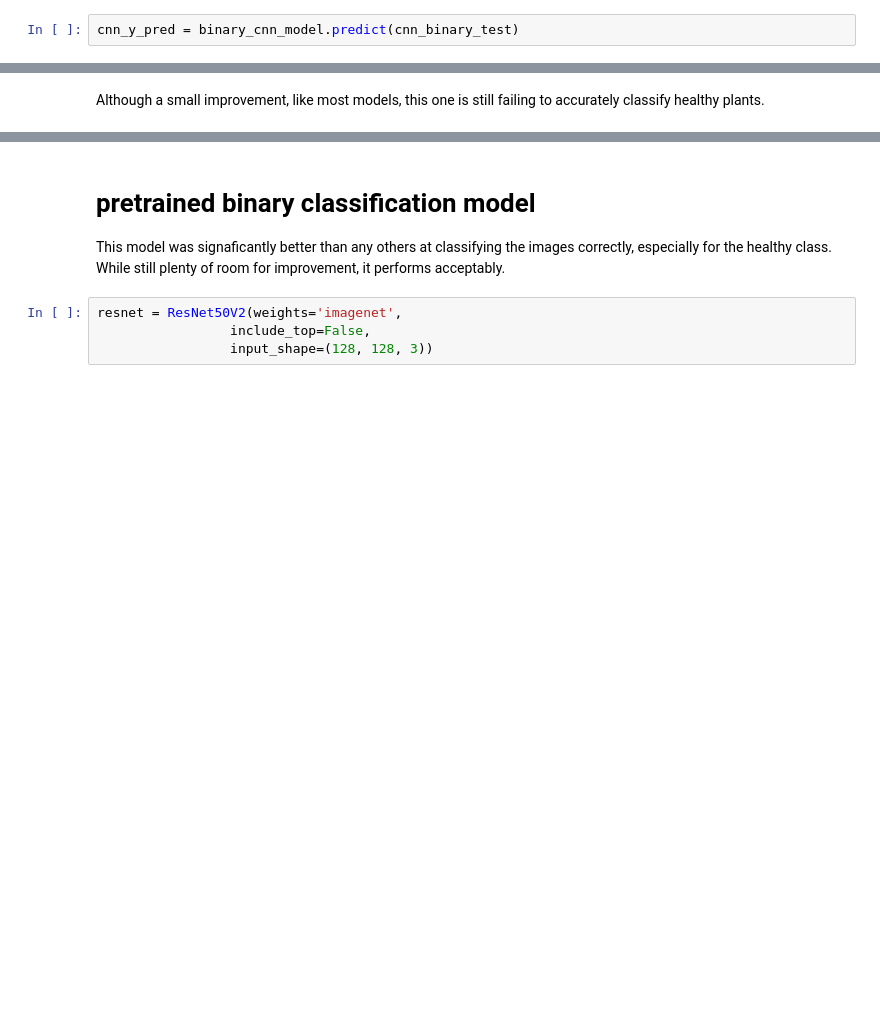
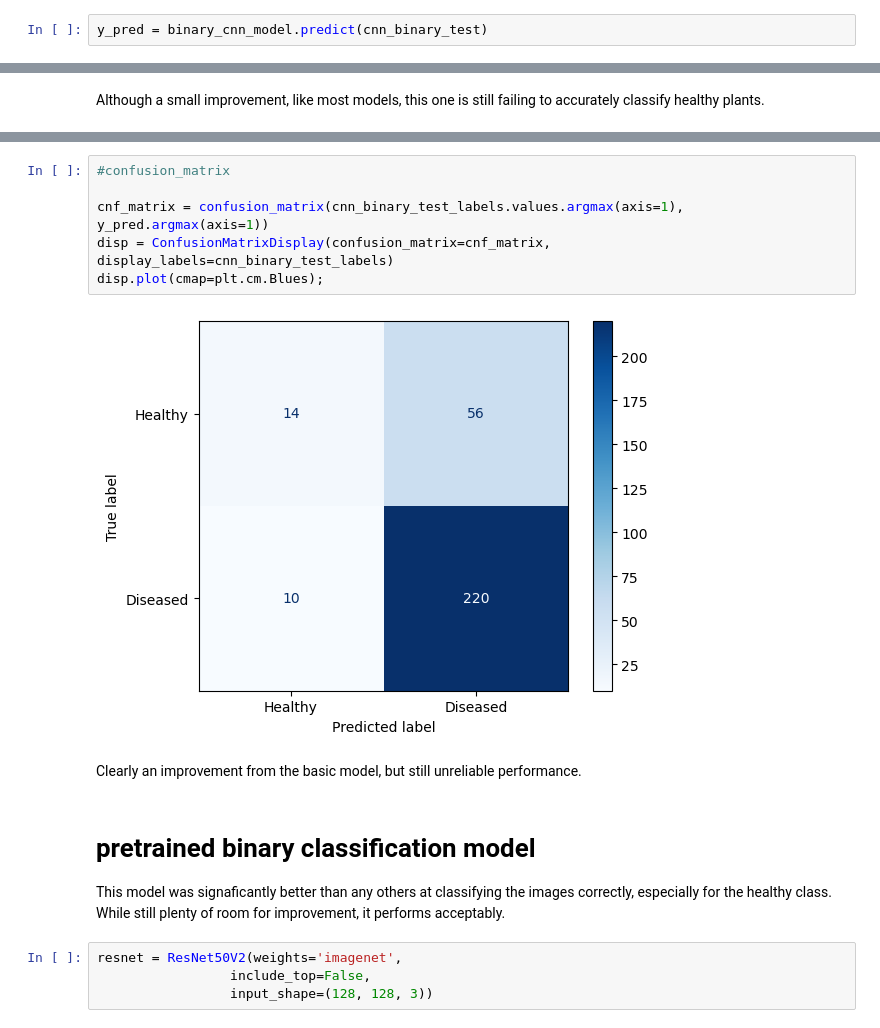
Before and after one commit to lalynjay/cassava_classification, a Jupyter notebook: all_models.ipynb, the cells around one changed output, grey strips where cells are left out. Cells and saved outputs as stored; diff of their text form; blank space fills up the shorter version.

```diff
--- a/all_models.ipynb
+++ b/all_models.ipynb
@@ -1567,5 +1453,5 @@ Epoch 10/10
 # %% [markdown]
 ### Evaluation
 # %%
-cnn_y_pred = binary_cnn_model.predict(cnn_binary_test)
+y_pred = binary_cnn_model.predict(cnn_binary_test)
 # %% [output]
@@ -1589,3 +1477,13 @@ visualize_training_results(binary_cnn_results)
+# %%
+#confusion_matrix
+
+cnf_matrix = confusion_matrix(cnn_binary_test_labels.values.argmax(axis=1), y_pred.argmax(axis=1))
+disp = ConfusionMatrixDisplay(confusion_matrix=cnf_matrix, display_labels=cnn_binary_test_labels)
+disp.plot(cmap=plt.cm.Blues);
+# %% [output]
+[figure, added]
+# %% [markdown]
+Clearly an improvement from the basic model, but still unreliable performance.
 # %% [markdown]
 # pretrained binary classification model
 
```
Also changed, not shown: parts of 69 cells of this notebook, 6 other files.
